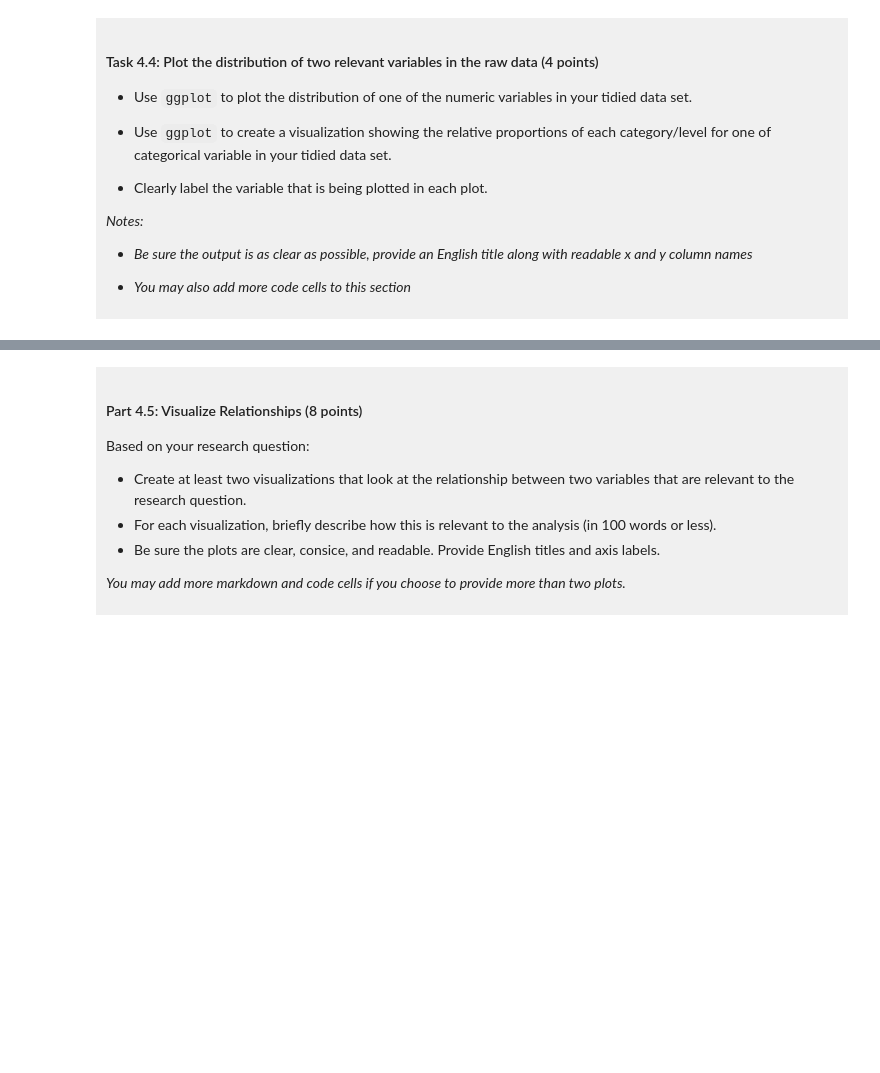
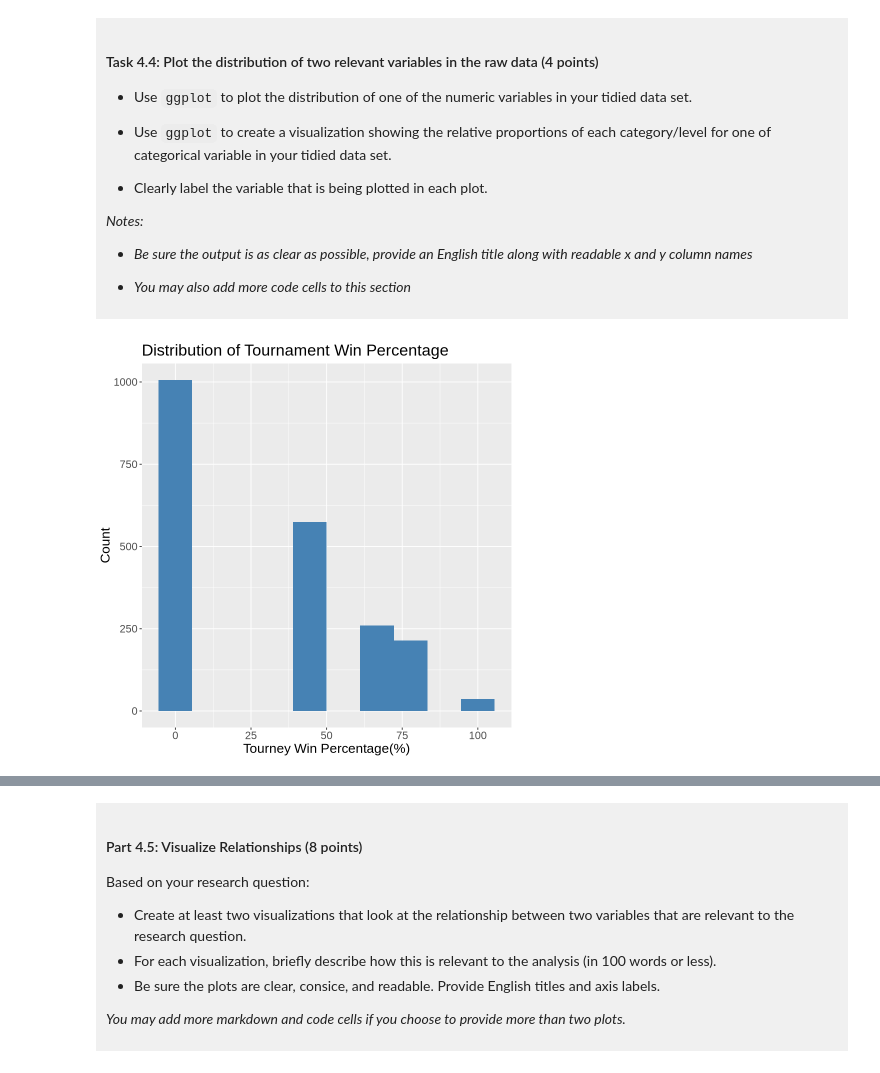
Before and after one commit to nanananasama/dsci-100-project-erica-liu, a Jupyter notebook: dsci-100-project-notebook.ipynb, the cells around one changed output, grey strips where cells are left out. Drawn from its saved outputs; the diff is of its cells as text; code cells hidden in the pictures; blank space fills up the shorter version.

```diff
--- a/dsci-100-project-notebook.ipynb
+++ b/dsci-100-project-notebook.ipynb
@@ -304,5 +340,11 @@ You will refine your research question (if needed) and produce a tidy data set.
 
 </div>
 # %%
-### EDIT THIS CODE CELL FOR PLOT 1 ###
+win_pct_dist<-ggplot(basketball_tidy, aes(x=tourney_win_pct ))+
+              geom_histogram(bins=10, fill="steelblue")+
+              labs(x="Tourney Win Percentage(%)", y="Count", title="Distribution of Tournament Win Percentage")+
+              theme(text=element_text(size=16))
+win_pct_dist
+# %% [output]
+[figure, added]
 # %%
```
Also changed, not shown: parts of 11 cells of this notebook.
